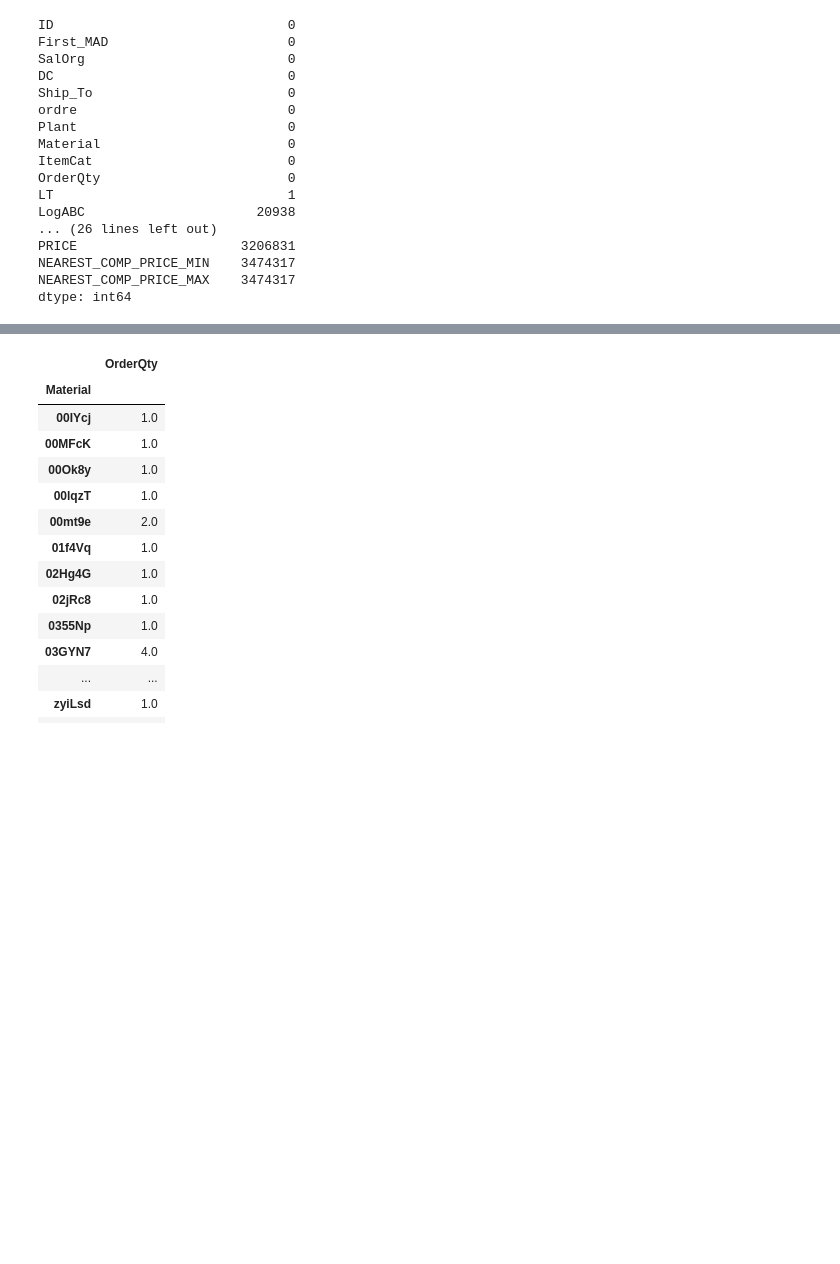
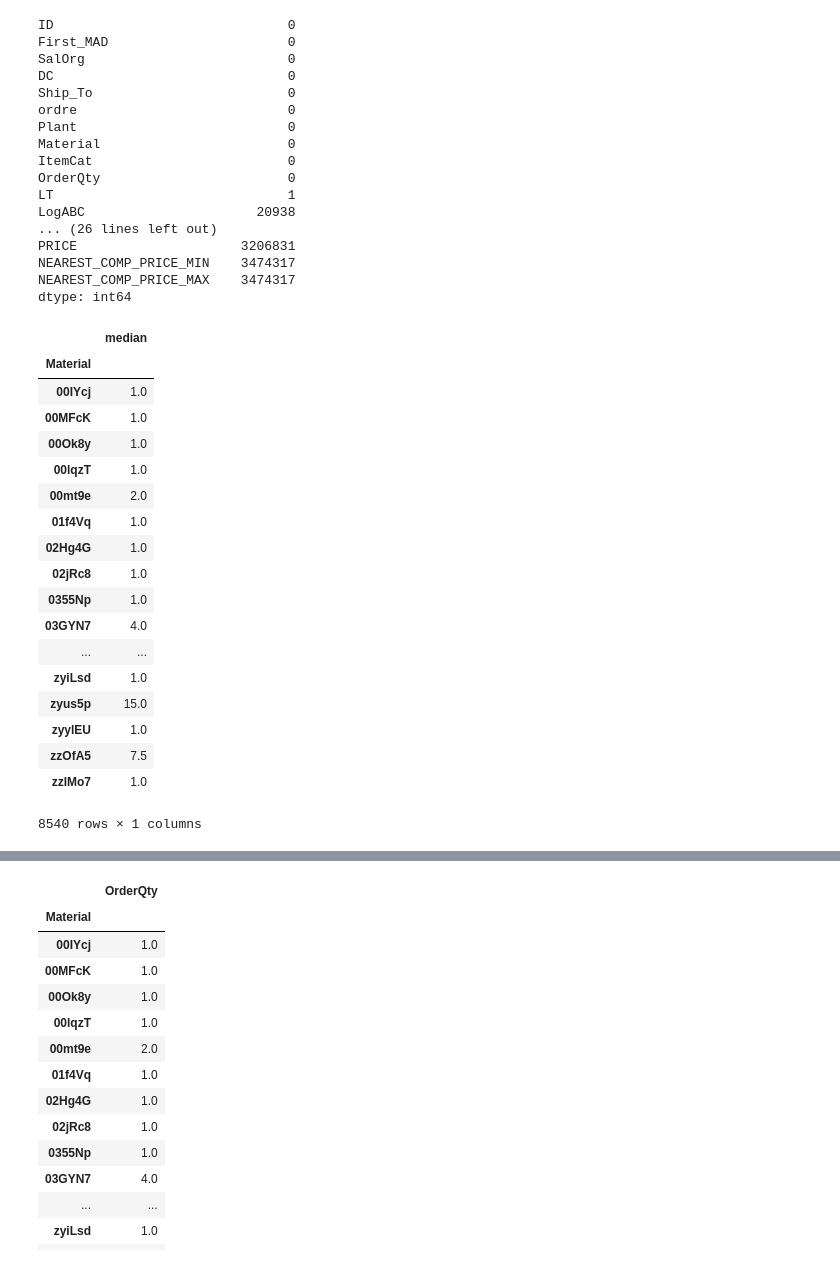
Before and after one commit to Dolto/kaggle-DSG17-final, a Jupyter notebook: EDA.ipynb, the cells around one changed output, grey strips where cells are left out. Drawn from its saved outputs; the diff is of its cells as text; code cells hidden in the pictures; blank space fills up the shorter version.

```diff
--- a/EDA.ipynb
+++ b/EDA.ipynb
@@ -33 +31,23 @@ meds = meds.reset_index()
+# %%
+sample.groupby('Material')['OrderQty'].median().to_frame('median')
+# %% [output]
+|  | median |
+| Material |  |
+| 00IYcj | 1.0 |
+| 00MFcK | 1.0 |
+| 00Ok8y | 1.0 |
+| 00lqzT | 1.0 |
+| 00mt9e | 2.0 |
+| 01f4Vq | 1.0 |
+| 02Hg4G | 1.0 |
+| 02jRc8 | 1.0 |
+| 0355Np | 1.0 |
+| 03GYN7 | 4.0 |
+| ... | ... |
+| zyiLsd | 1.0 |
+| zyus5p | 15.0 |
+| zyylEU | 1.0 |
+| zzOfA5 | 7.5 |
+| zzlMo7 | 1.0 |
+8540 rows × 1 columns
 # %%
```
Also changed, not shown: parts of 2 cells of this notebook, 1 other file.
